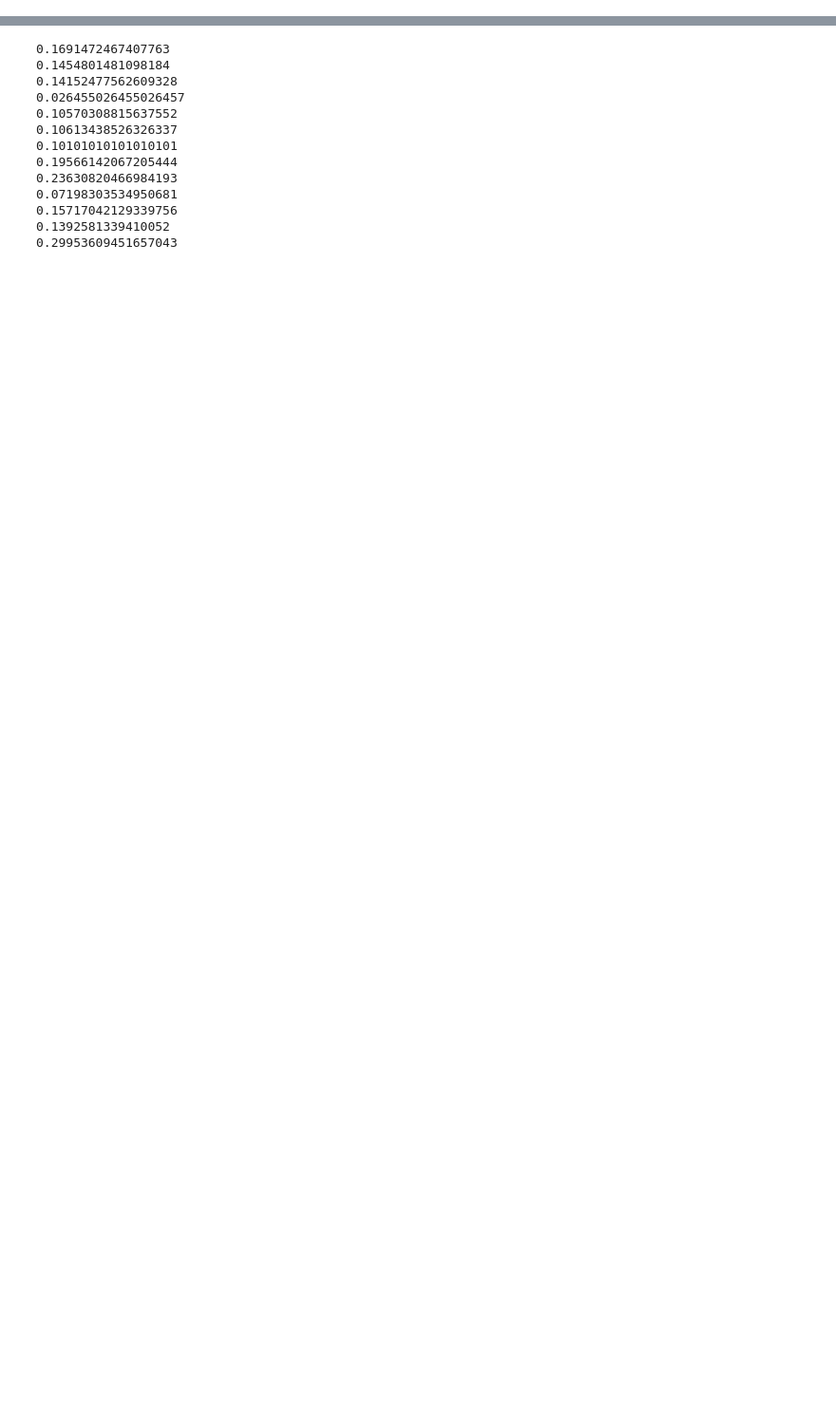
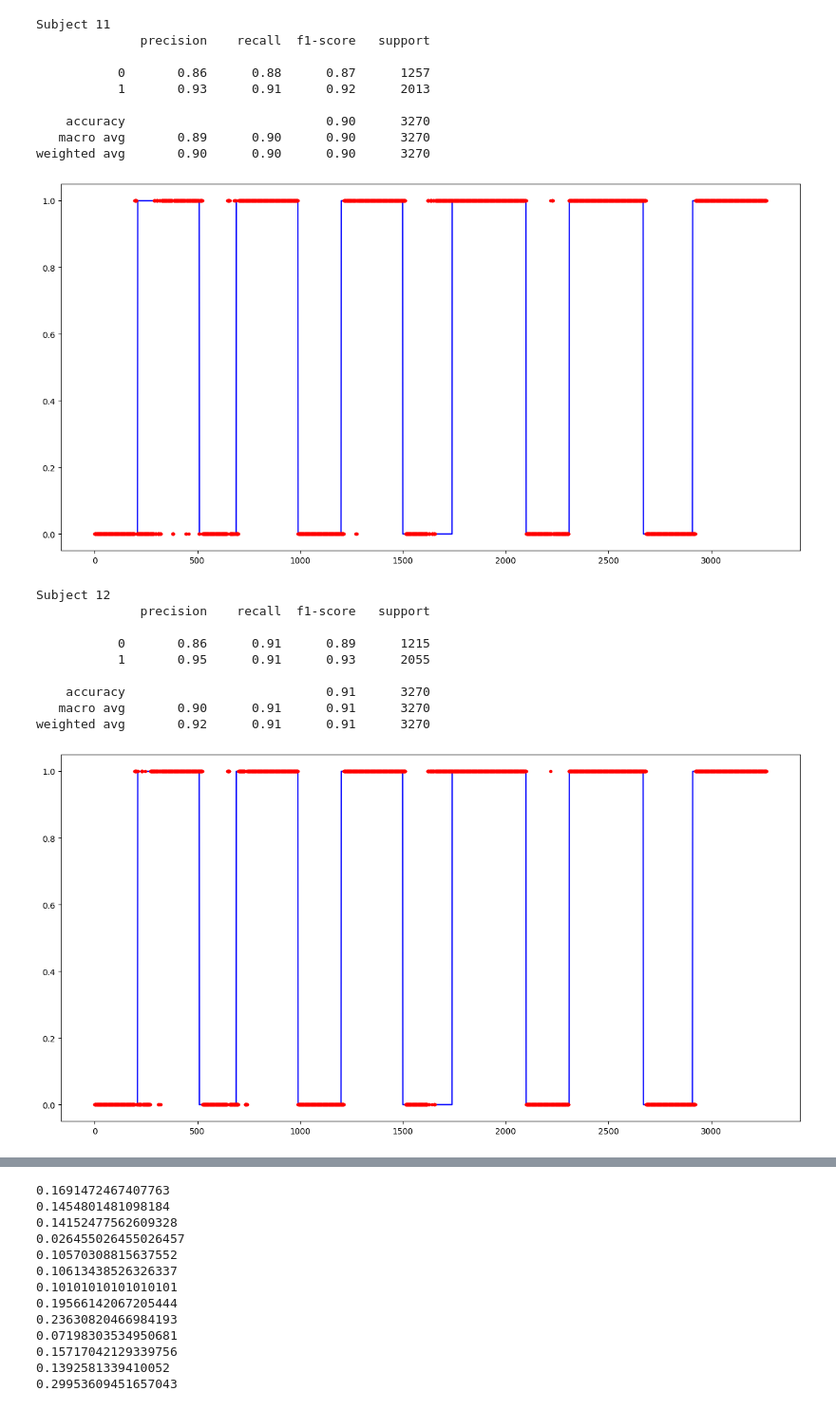
Before and after one commit to domateus/cogwear, a Jupyter notebook: playground.ipynb, the cells around one changed output, grey strips where cells are left out. Shown at 95% size. Drawn from its saved outputs; the diff is of its cells as text; code cells hidden in the pictures; blank space fills up the shorter version.

```diff
--- a/playground.ipynb
+++ b/playground.ipynb
@@ -171,0 +150,23 @@ eeg.show(1)
+# %%
+show_results(sms_preds)
+# %% [output]
+Subject 11
+              precision    recall  f1-score   support
+
+           0       0.86      0.88      0.87      1257
+           1       0.93      0.91      0.92      2013
+
+    accuracy                           0.90      3270
+   macro avg       0.89      0.90      0.90      3270
+weighted avg       0.90      0.90      0.90      3270
+[figure, added]
+Subject 12
+              precision    recall  f1-score   support
+
+           0       0.86      0.91      0.89      1215
+           1       0.95      0.91      0.93      2055
+
+    accuracy                           0.91      3270
+   macro avg       0.90      0.91      0.91      3270
+weighted avg       0.92      0.91      0.91      3270
+[figure, added]
```
Also changed, not shown: parts of 52 cells of this notebook, 10 other files.
